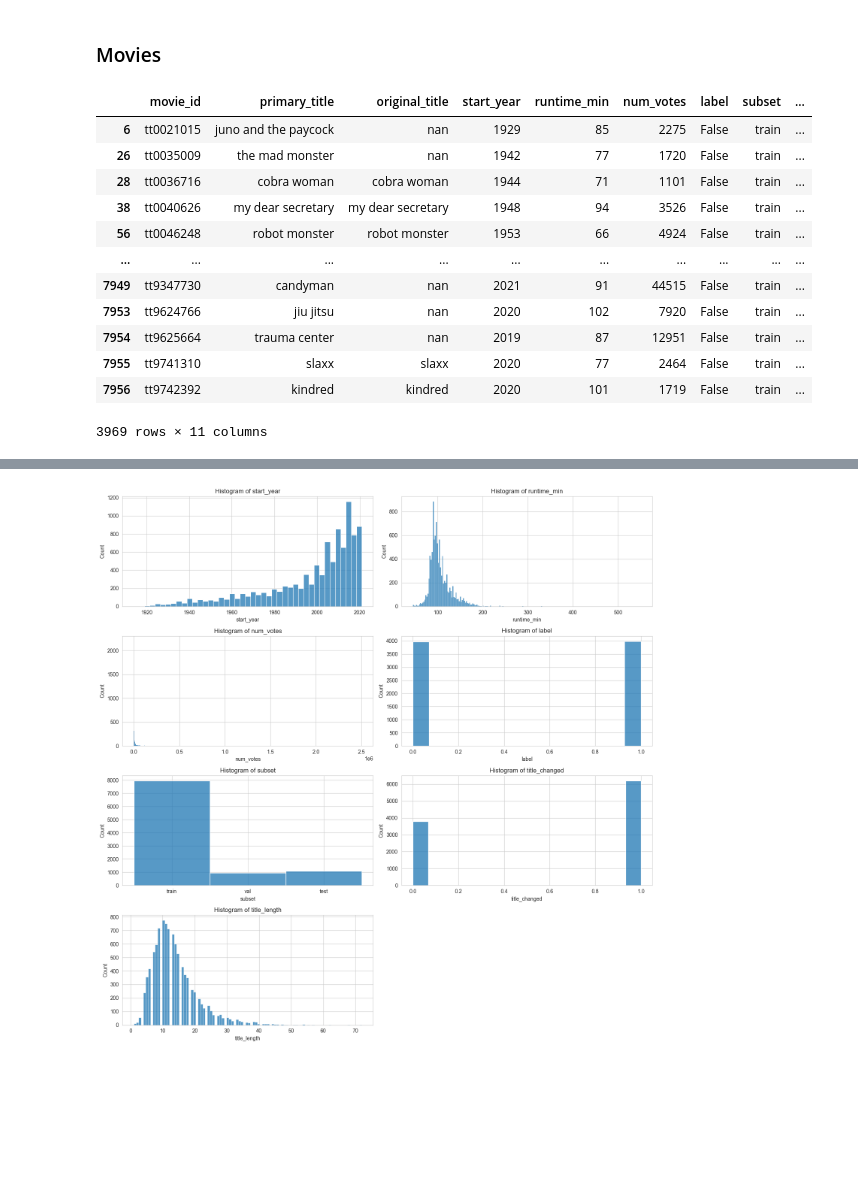
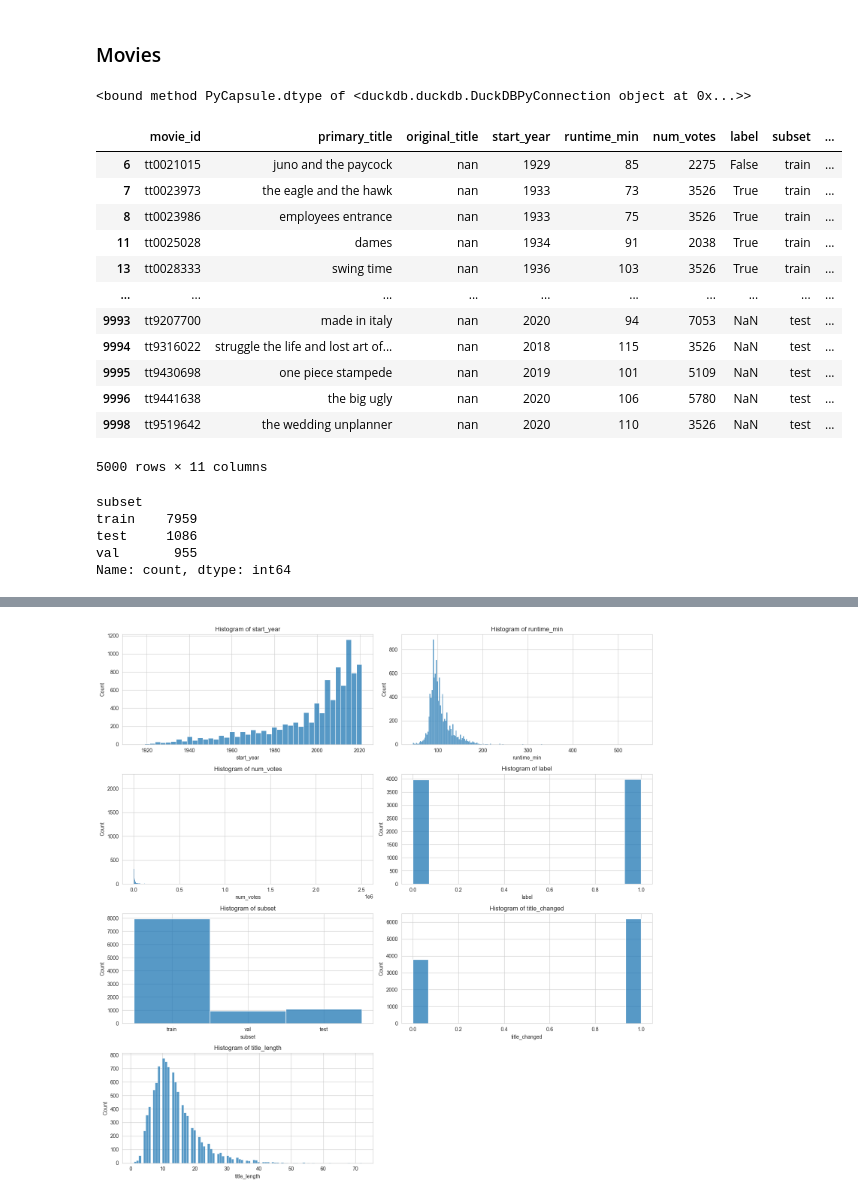
Before and after one commit to 8toz/BigDataProject_IMDB, a Jupyter notebook: duck_db_pipeline.ipynb, the cells around one changed output, grey strips where cells are left out. Cells and saved outputs as stored; diff of their text form; code cells hidden in the pictures; blank space fills up the shorter version.

```diff
--- a/duck_db_pipeline.ipynb
+++ b/duck_db_pipeline.ipynb
@@ -44,19 +44,31 @@ con = duckdb.connect(database=DATABASE_PATH, read_only=False)
 movies = con.execute('''select * from movies''').fetch_df()
 movies.shape
 con.close()
+# %%
+con.dtype
+# %% [output]
+<bound method PyCapsule.dtype of <duckdb.duckdb.DuckDBPyConnection object at 0x...>>
 # %%
-movies[movies["label"] == False]
+movies[movies["original_title"]=="nan"]
 # %% [output]
 |  | movie_id | primary_title | original_title | start_year | runtime_min | num_votes | label | subset | ... |
 | 6 | tt0021015 | juno and the paycock | nan | 1929 | 85 | 2275 | False | train | ... |
-| 26 | tt0035009 | the mad monster | nan | 1942 | 77 | 1720 | False | train | ... |
-| 28 | tt0036716 | cobra woman | cobra woman | 1944 | 71 | 1101 | False | train | ... |
-| 38 | tt0040626 | my dear secretary | my dear secretary | 1948 | 94 | 3526 | False | train | ... |
-| 56 | tt0046248 | robot monster | robot monster | 1953 | 66 | 4924 | False | train | ... |
+| 7 | tt0023973 | the eagle and the hawk | nan | 1933 | 73 | 3526 | True | train | ... |
+| 8 | tt0023986 | employees entrance | nan | 1933 | 75 | 3526 | True | train | ... |
+| 11 | tt0025028 | dames | nan | 1934 | 91 | 2038 | True | train | ... |
+| 13 | tt0028333 | swing time | nan | 1936 | 103 | 3526 | True | train | ... |
 | ... | ... | ... | ... | ... | ... | ... | ... | ... | ... |
-| 7949 | tt9347730 | candyman | nan | 2021 | 91 | 44515 | False | train | ... |
-| 7953 | tt9624766 | jiu jitsu | nan | 2020 | 102 | 7920 | False | train | ... |
-| 7954 | tt9625664 | trauma center | nan | 2019 | 87 | 12951 | False | train | ... |
-| 7955 | tt9741310 | slaxx | slaxx | 2020 | 77 | 2464 | False | train | ... |
-| 7956 | tt9742392 | kindred | kindred | 2020 | 101 | 1719 | False | train | ... |
+| 9993 | tt9207700 | made in italy | nan | 2020 | 94 | 7053 | NaN | test | ... |
+| 9994 | tt9316022 | struggle the life and lost art of... | nan | 2018 | 115 | 3526 | NaN | test | ... |
+| 9995 | tt9430698 | one piece stampede | nan | 2019 | 101 | 5109 | NaN | test | ... |
+| 9996 | tt9441638 | the big ugly | nan | 2020 | 106 | 5780 | NaN | test | ... |
+| 9998 | tt9519642 | the wedding unplanner | nan | 2020 | 110 | 3526 | NaN | test | ... |
-3969 rows × 11 columns
+5000 rows × 11 columns
+# %%
+movies.subset.value_counts()
+# %% [output]
+subset
+train    7959
+test     1086
+val       955
+Name: count, dtype: int64
```
Also changed, not shown: parts of 2 cells of this notebook, 5 other files.
